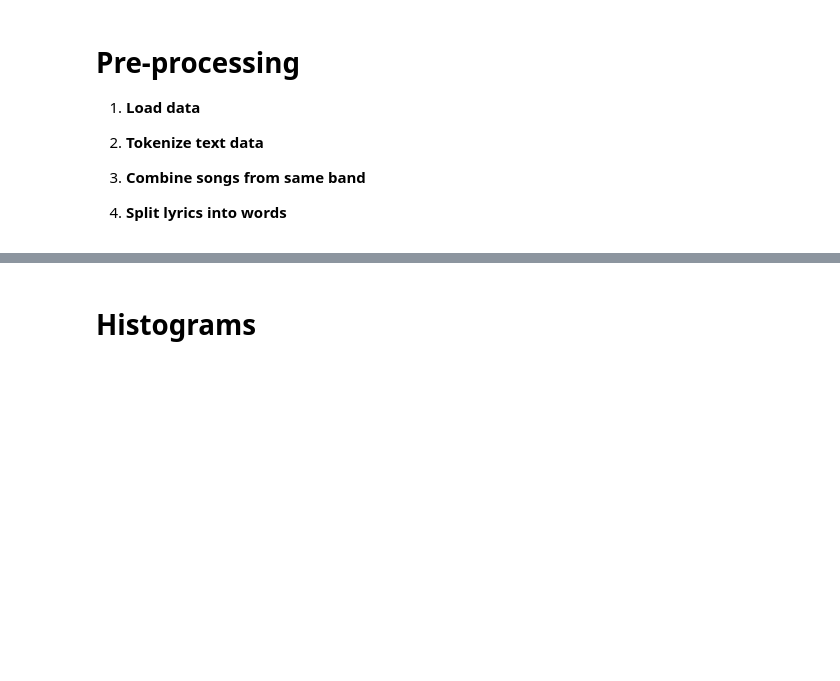
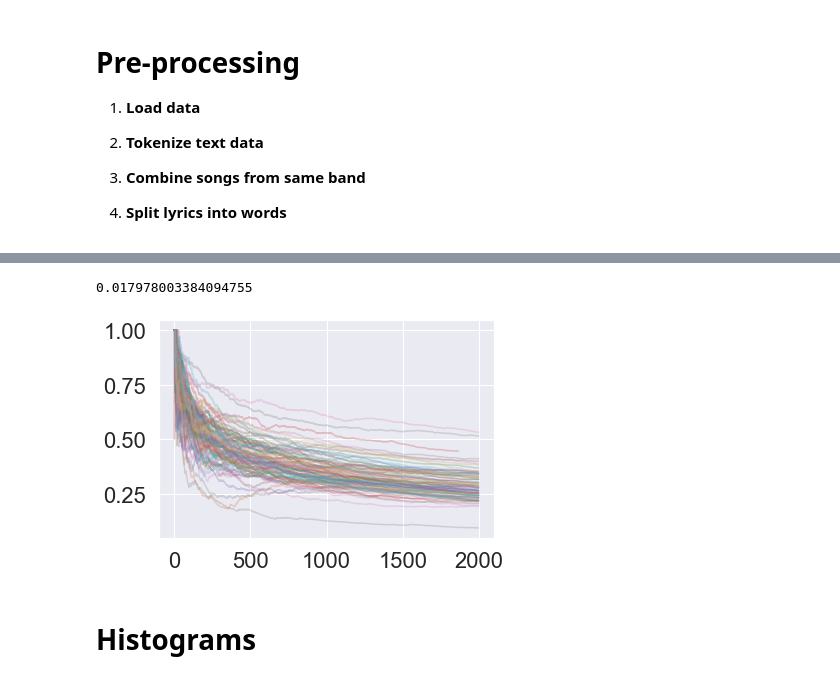
Before and after one commit to pdqnguyen/metallyrics, a Jupyter notebook: lyrics2.ipynb, the cells around one changed output, grey strips where cells are left out. Saved outputs shown, nothing was run; the diff lists cells and outputs as text; code cells hidden in the pictures; blank space fills up the shorter version.

```diff
--- a/lyrics2.ipynb
+++ b/lyrics2.ipynb
@@ -61,3 +133,19 @@ $$
+# %%
+MTLD(df_bands.loc['A Forest of Stars'].words)
+# %% [output]
+0.017978003384094755
+# %%
+def cumulative_TTR(words):
+    def TTR(x):
+        return len(set(x)) / len(x)
+    out = [TTR(words[: i + 1]) for i in range(len(words))]
+    return out
+# %%
+for i in range(0, 1000, 10):
+    plt.plot(cumulative_TTR(df_bands.iloc[i].words[:2000]), alpha=0.3)
+plt.show()
+# %% [output]
+[figure, added]
 # %%
 def get_lexical_diversity(data):
     N = data.words.apply(len)
```
Also changed, not shown: parts of 16 cells of this notebook.
